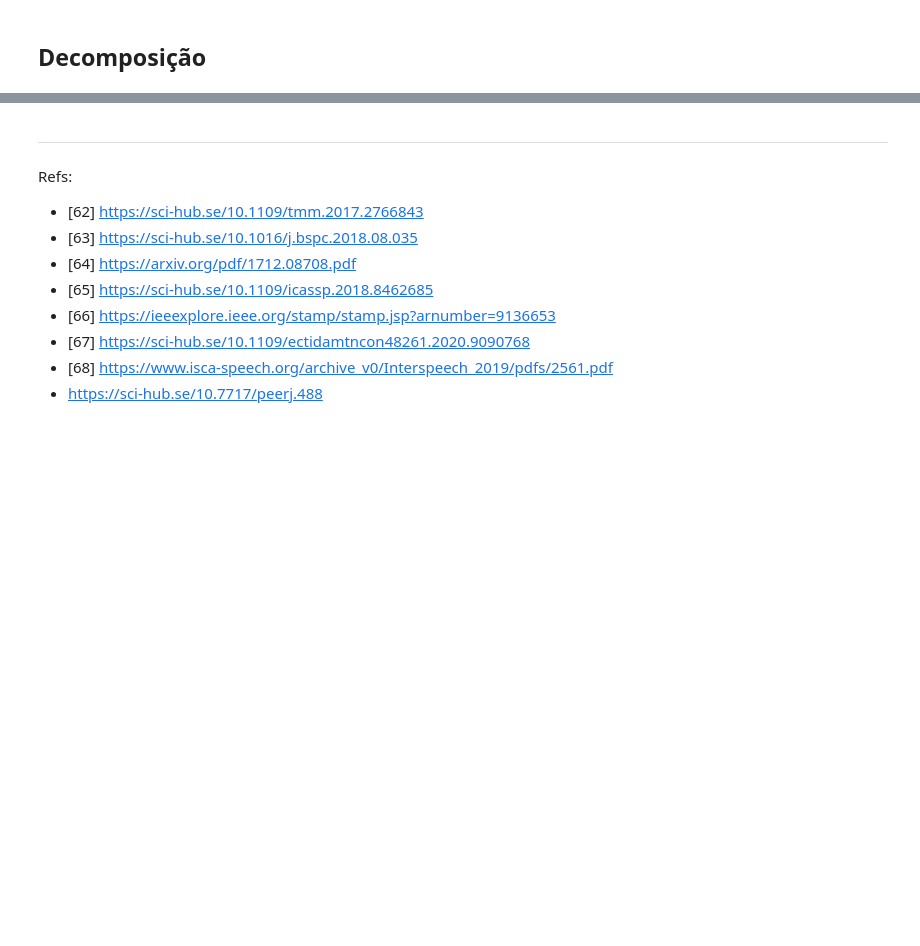
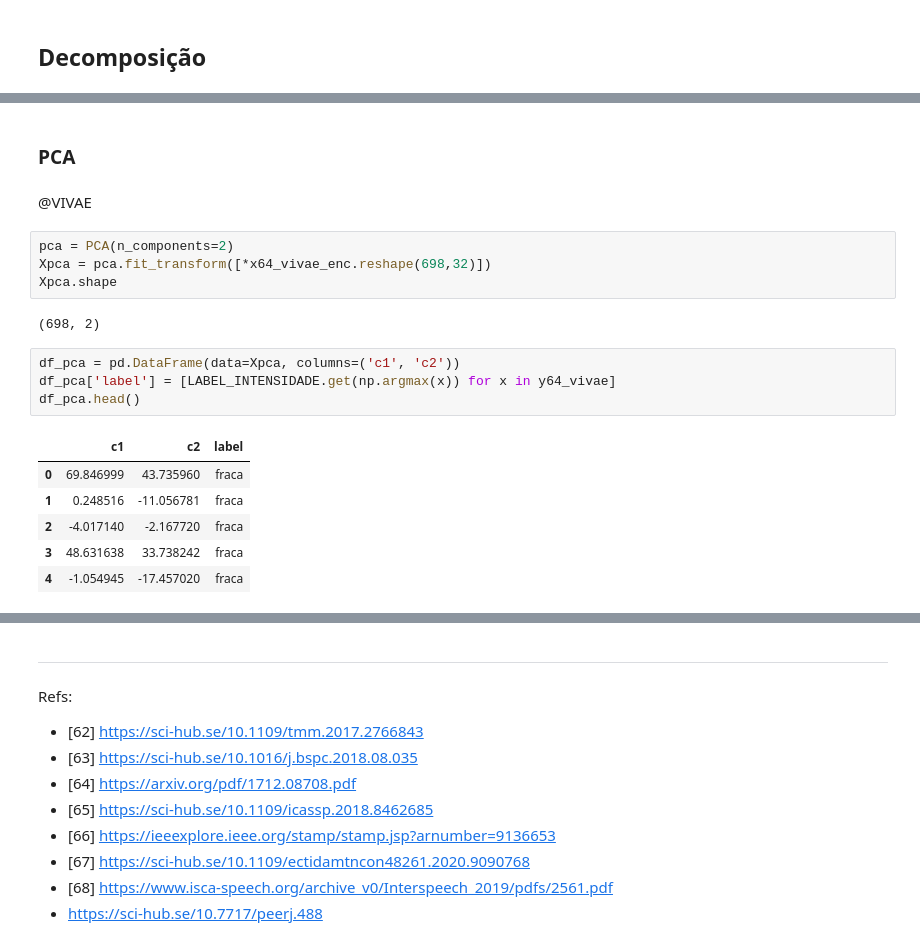
Before and after one commit to htbrandao/ppgi, a Jupyter notebook: modelagem/notebooks/03_A_64_modelagem.ipynb, the cells around one changed output, grey strips where cells are left out. Saved outputs shown, nothing was run; the diff lists cells and outputs as text; blank space fills up the shorter version.

```diff
--- a/modelagem/notebooks/03_A_64_modelagem.ipynb
+++ b/modelagem/notebooks/03_A_64_modelagem.ipynb
@@ -559,0 +660,21 @@ array([2, 2, 2, 2, 2, 2, 2, 2, 2, 2, 2, 2, 2, 2, 2, 2, 2, 2, 2, 0, 2, 1,
+# %% [markdown]
+### PCA
+# %% [markdown]
+@VIVAE
+# %%
+pca = PCA(n_components=2)
+Xpca = pca.fit_transform([*x64_vivae_enc.reshape(698,32)])
+Xpca.shape
+# %% [output]
+(698, 2)
+# %%
+df_pca = pd.DataFrame(data=Xpca, columns=('c1', 'c2'))
+df_pca['label'] = [LABEL_INTENSIDADE.get(np.argmax(x)) for x in y64_vivae]
+df_pca.head()
+# %% [output]
+|  | c1 | c2 | label |
+| 0 | 69.846999 | 43.735960 | fraca |
+| 1 | 0.248516 | -11.056781 | fraca |
+| 2 | -4.017140 | -2.167720 | fraca |
+| 3 | 48.631638 | 33.738242 | fraca |
+| 4 | -1.054945 | -17.457020 | fraca |
```
Also changed, not shown: parts of 27 cells of this notebook, 1 other file.
